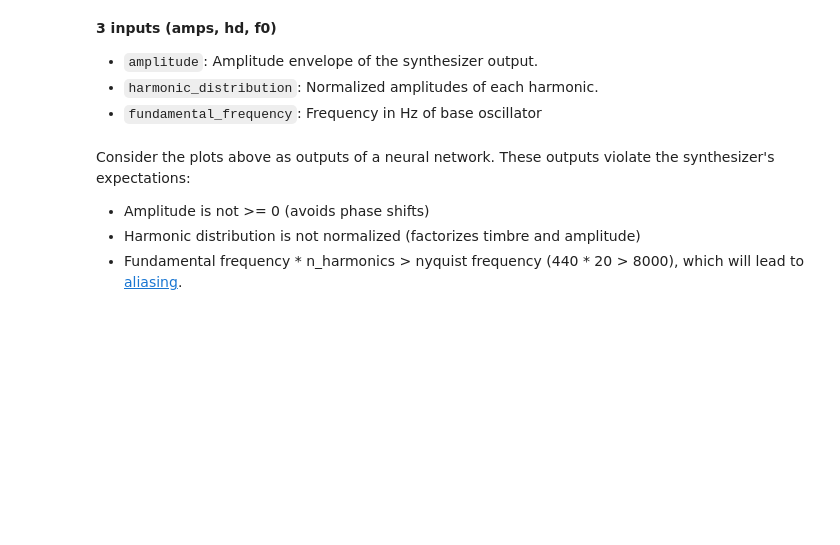
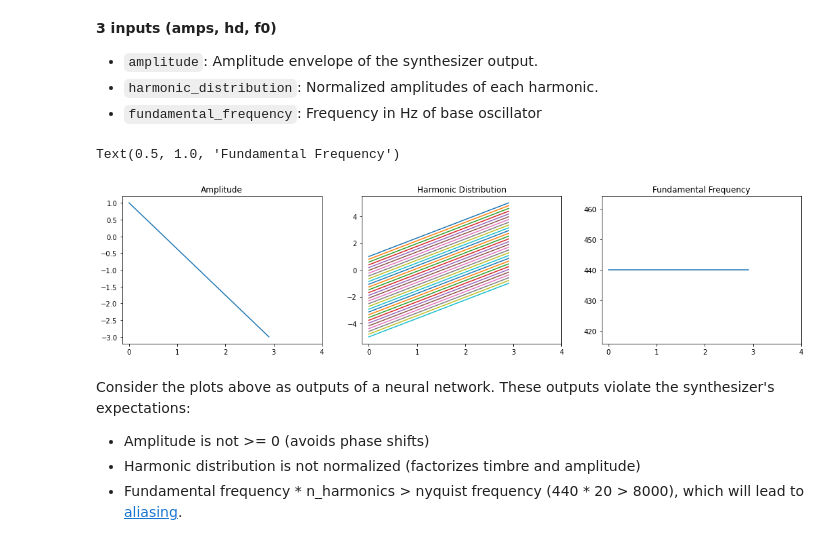
Before and after one commit to magenta/ddsp, a Jupyter notebook: ddsp/colab/tutorials/0_processor.ipynb, the cells around one changed output. Cells and saved outputs as stored; diff of their text form; code cells hidden in the pictures; blank space fills up the shorter version.

```diff
--- a/ddsp/colab/tutorials/0_processor.ipynb
+++ b/ddsp/colab/tutorials/0_processor.ipynb
@@ -62,9 +80,13 @@ The additive synthesizer models a sound as a linear combination of harmonic sinu
 
 All member variables are initialized in the constructor, which makes it easy to change them as hyperparameters using the [gin](https://github.com/google/gin-config) dependency injection library. All processors also have a `name` that is used by `ProcessorGroup()`.
 # %%
+!pip install --upgrade ddsp
+import ddsp
+
 n_frames = 1000
 hop_size = 64
 n_samples = n_frames * hop_size
+sample_rate = 22050
 
 # Create a synthesizer object.
 additive_synth = ddsp.synths.Additive(n_samples=n_samples,
@@ -98,24 +122,31 @@ harmonic_distribution = harmonic_distribution[np.newaxis, :, :]
 # Fundamental frequency in Hz [batch, n_frames, 1].
 f0_hz = 440.0 * np.ones([1, n_frames, 1], dtype=np.float32)
 # %%
+%matplotlib inline
+import matplotlib.pyplot as plt
+
 # Plot it!
-time = np.linspace(0, n_samples / sample_rate, n_frames)
+n_seconds = n_samples / sample_rate
+time = np.linspace(0, n_seconds, n_frames)
 
 plt.figure(figsize=(18, 4))
 plt.subplot(131)
 plt.plot(time, amps[0, :, 0])
 plt.xticks([0, 1, 2, 3, 4])
 plt.title('Amplitude')
 
 plt.subplot(132)
 plt.plot(time, harmonic_distribution[0, :, :])
 plt.xticks([0, 1, 2, 3, 4])
 plt.title('Harmonic Distribution')
 
 plt.subplot(133)
 plt.plot(time, f0_hz[0, :, 0])
 plt.xticks([0, 1, 2, 3, 4])
-_ = plt.title('Fundamental Frequency')
+plt.title('Fundamental Frequency')
+# %% [output]
+Text(0.5, 1.0, 'Fundamental Frequency')
+[figure, added]
 # %% [markdown]
 Consider the plots above as outputs of a neural network. These outputs violate the synthesizer's expectations:
 * Amplitude is not >= 0 (avoids phase shifts)
```
Also changed, not shown: parts of 10 cells of this notebook.
